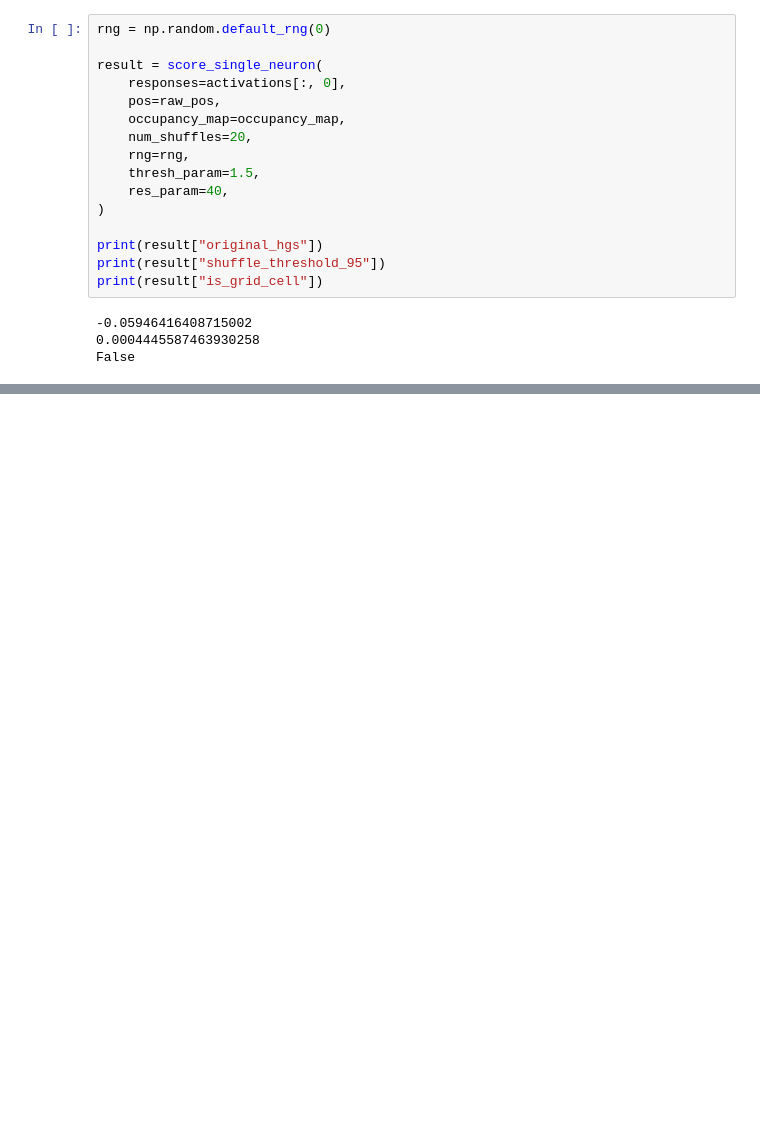
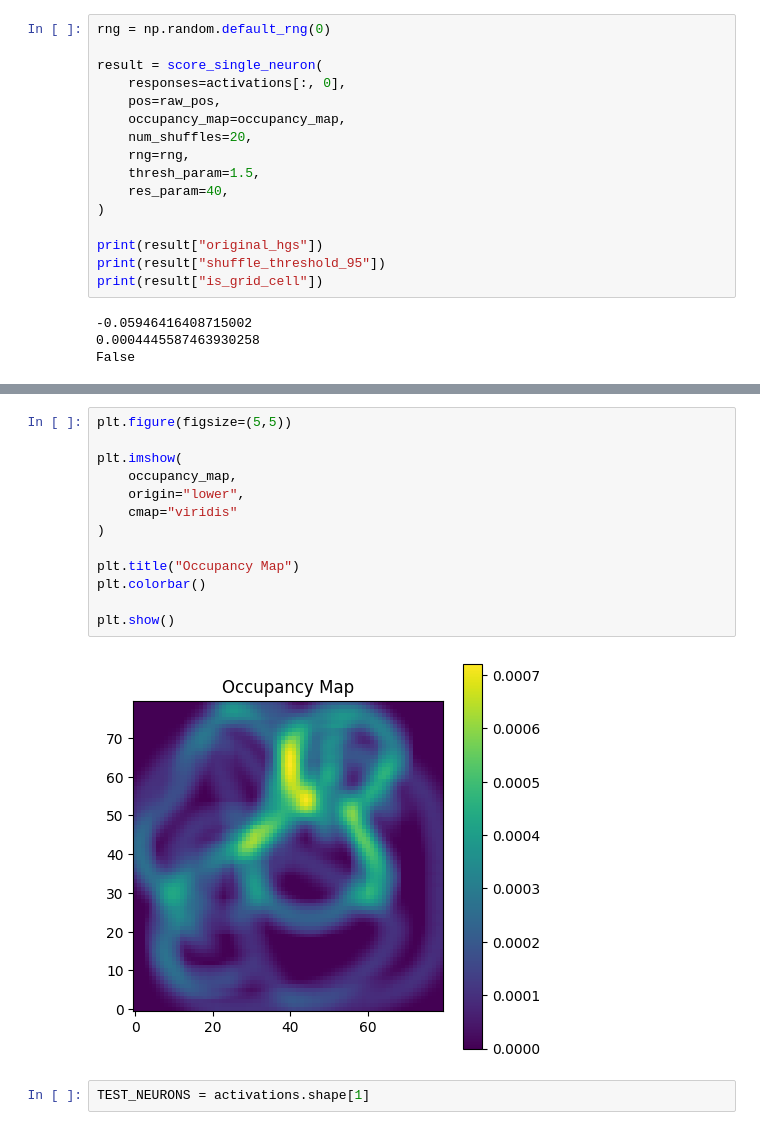
Before and after one commit to Sindhuramrutha/2d_hippocampal_cells, a Jupyter notebook: grid-cell-code/grid-cell-scorer.ipynb, the cells around one changed output, grey strips where cells are left out. Drawn from its saved outputs; the diff is of its cells as text; blank space fills up the shorter version.

```diff
--- a/grid-cell-code/grid-cell-scorer.ipynb
+++ b/grid-cell-code/grid-cell-scorer.ipynb
@@ -925,0 +1001,17 @@ print(grid_indices)
+# %%
+plt.figure(figsize=(5,5))
+
+plt.imshow(
+    occupancy_map,
+    origin="lower",
+    cmap="viridis"
+)
+
+plt.title("Occupancy Map")
+plt.colorbar()
+
+plt.show()
+# %% [output]
+[figure, added]
+# %%
+TEST_NEURONS = activations.shape[1]
```
Also changed, not shown: parts of 7 cells of this notebook.
